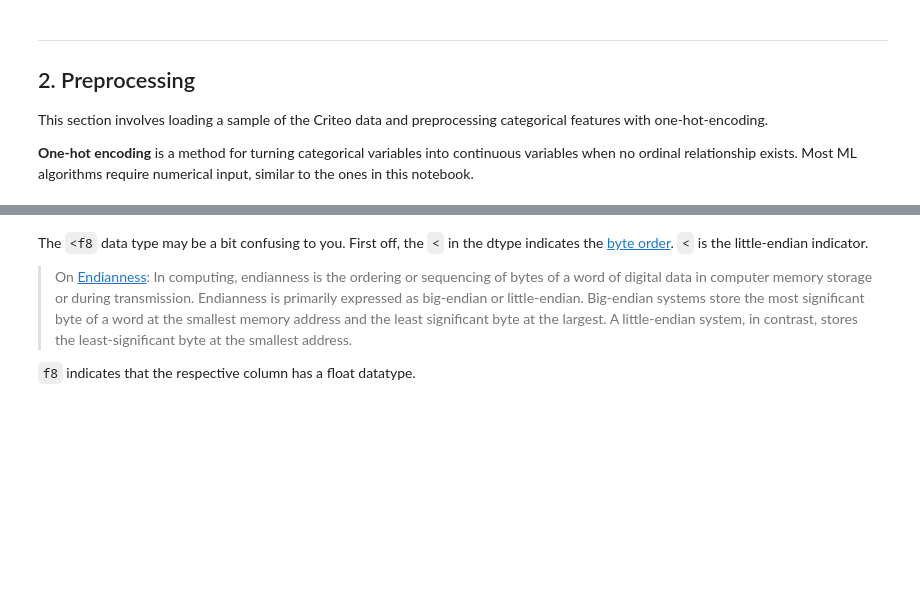
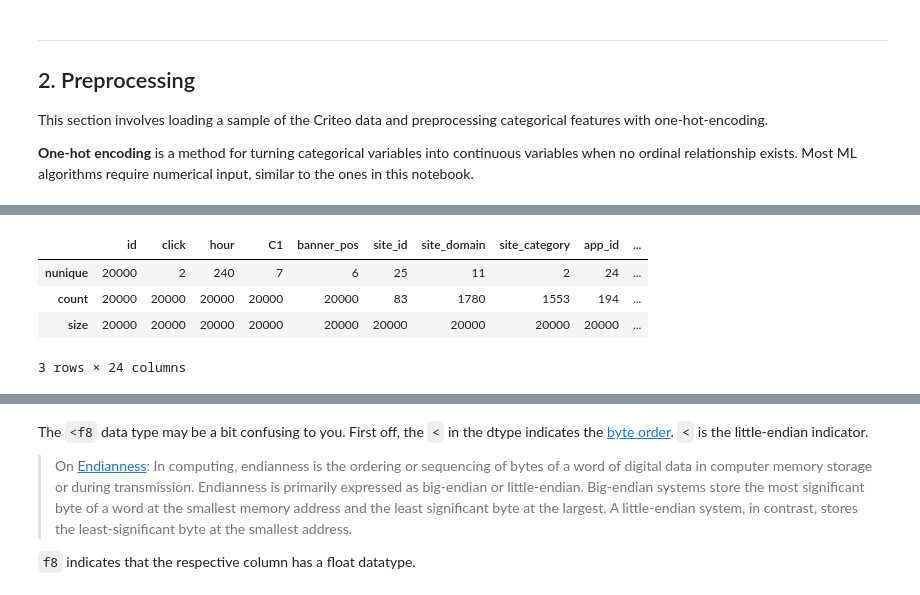
Before and after one commit to Unique-Divine/Click-Through-Rate-Prediction, a Jupyter notebook: CTR Prediction with Stochastic Gradient Descent.ipynb, the cells around one changed output, grey strips where cells are left out. Saved outputs shown, nothing was run; the diff lists cells and outputs as text; code cells hidden in the pictures; blank space fills up the shorter version.

```diff
--- a/CTR Prediction with Stochastic Gradient Descent.ipynb
+++ b/CTR Prediction with Stochastic Gradient Descent.ipynb
@@ -72,0 +140,8 @@ dtype([('id', '<f8'), ('click', '<f8'), ('hour', '<f8'), ('C1', '<f8'), ('banner
+# %%
+df.agg(['nunique', 'count', 'size'])
+# %% [output]
+|  | id | click | hour | C1 | banner_pos | site_id | site_domain | site_category | app_id | ... |
+| nunique | 20000 | 2 | 240 | 7 | 6 | 25 | 11 | 2 | 24 | ... |
+| count | 20000 | 20000 | 20000 | 20000 | 20000 | 83 | 1780 | 1553 | 194 | ... |
+| size | 20000 | 20000 | 20000 | 20000 | 20000 | 20000 | 20000 | 20000 | 20000 | ... |
+3 rows × 24 columns
```
Also changed, not shown: parts of 21 cells of this notebook.
